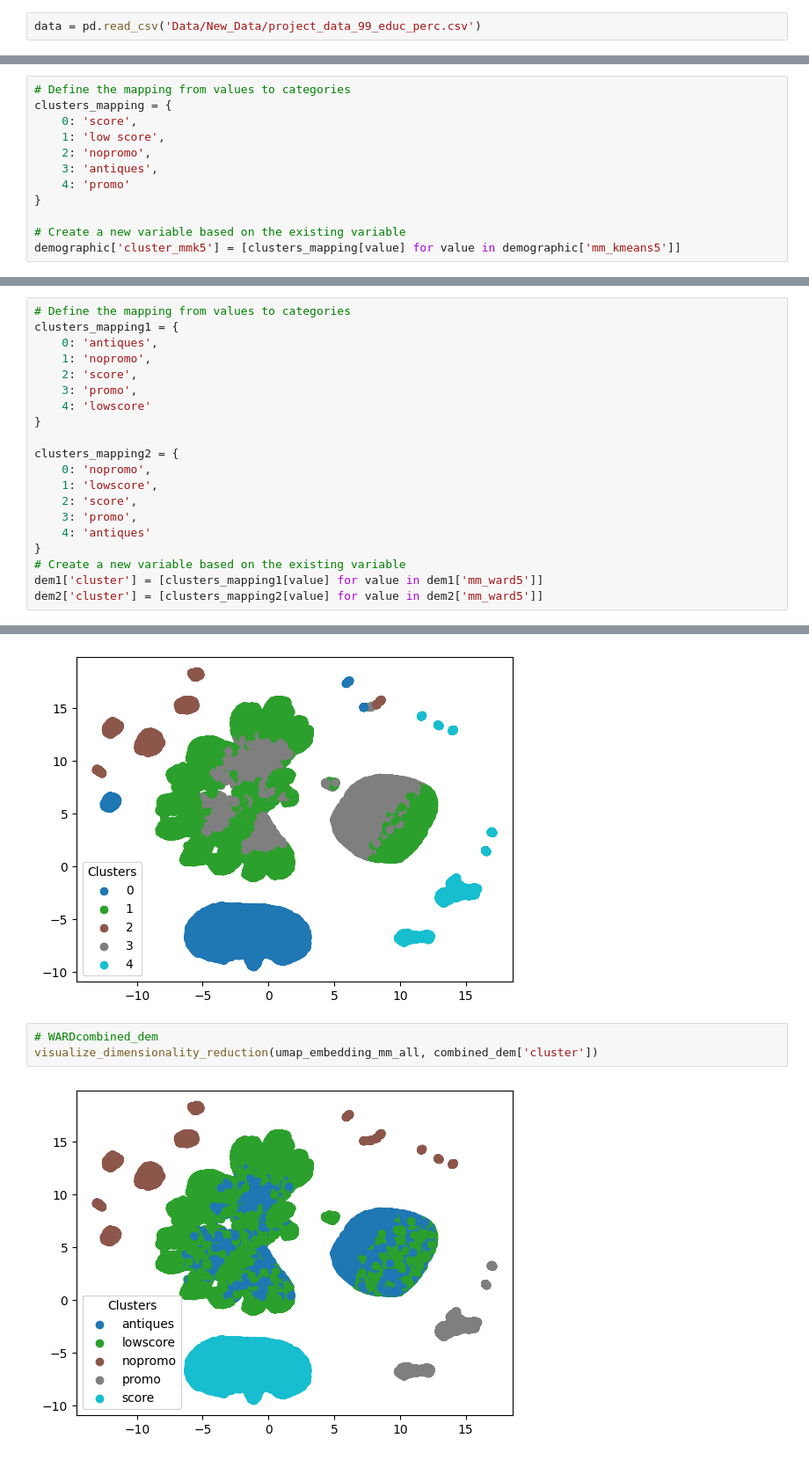
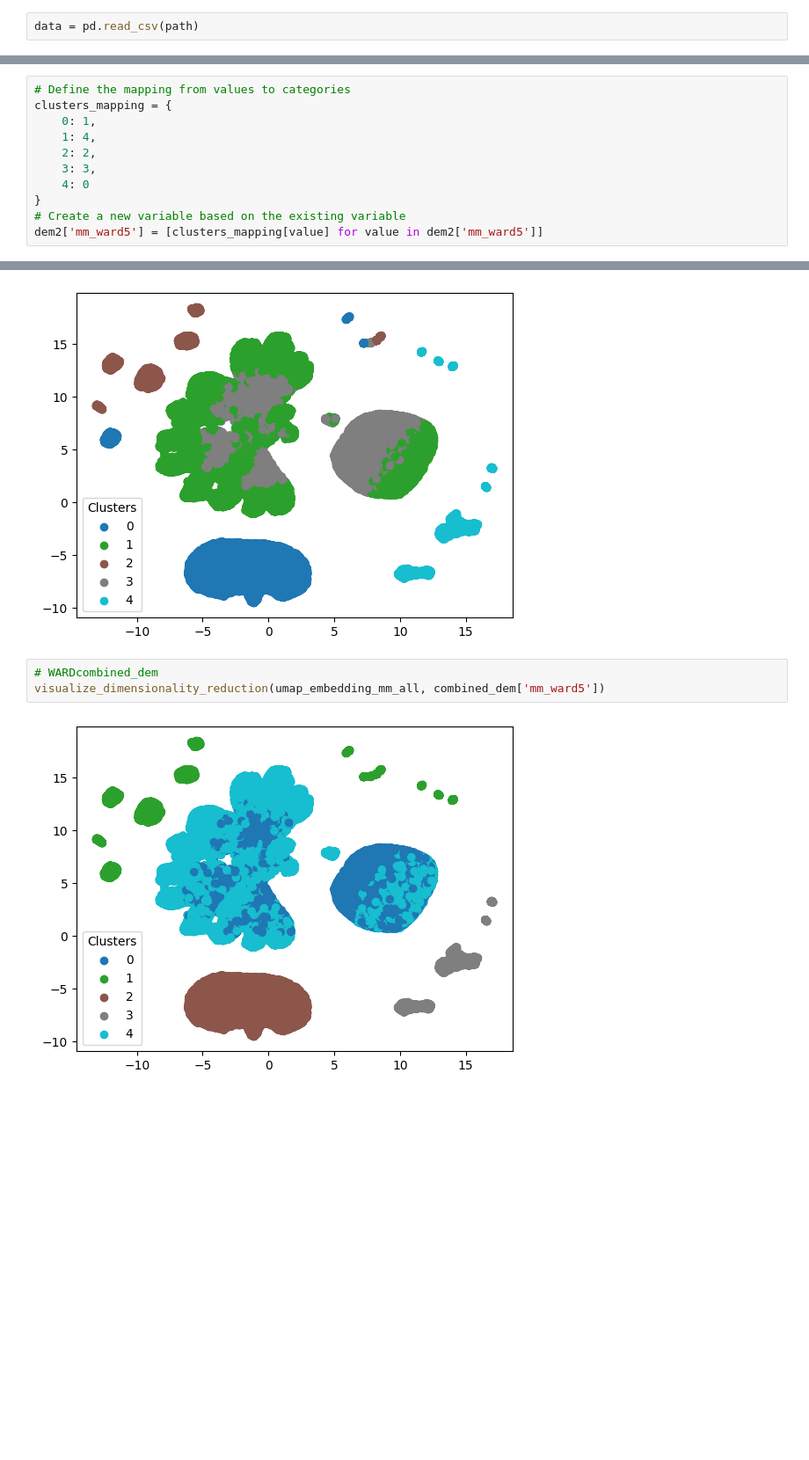
Before and after one commit to Rita-Centeno/DMI, a Jupyter notebook: clustering_dem10.0.ipynb, the cells around one changed output, grey strips where cells are left out. Shown at 88% size. Saved outputs shown, nothing was run; the diff lists cells and outputs as text; blank space fills up the shorter version.

```diff
--- a/clustering_dem10.0.ipynb
+++ b/clustering_dem10.0.ipynb
@@ -34,7 +53,7 @@ warnings.filterwarnings('ignore')
 # %% [markdown]
 #### Import the data
 # %%
-data = pd.read_csv('Data/New_Data/project_data_99_educ_perc.csv')
+data = pd.read_csv(path)
 # %% [markdown]
 #### Encode categorical variables
 # %%
@@ -1433,16 +1378,4 @@ PRECISO CONCLUSÃO
 # %%
 kmeans = KMeans(n_clusters = 5, init='k-means++', n_init=20,  random_state = 1).fit(demographic_mm_scl)
 demographic['mm_kmeans5'] = kmeans.predict(demographic_mm_scl)
-# %%
-# Define the mapping from values to categories
-clusters_mapping = {
-    0: 'score',
-    1: 'low score',
-    2: 'nopromo',
-    3: 'antiques',
-    4: 'promo'
-}
-
-# Create a new variable based on the existing variable
-demographic['cluster_mmk5'] = [clusters_mapping[value] for value in demographic['mm_kmeans5']]
 # %%
@@ -1478,23 +1459,14 @@ dem2['mm_ward5'] = AgglomerativeClustering(
 # %%
 # Define the mapping from values to categories
-clusters_mapping1 = {
-    0: 'antiques',
-    1: 'nopromo',
-    2: 'score',
-    3: 'promo',
-    4: 'lowscore'
-}
-
-clusters_mapping2 = {
-    0: 'nopromo',
-    1: 'lowscore',
-    2: 'score',
-    3: 'promo',
-    4: 'antiques'
+clusters_mapping = {
+    0: 1,
+    1: 4,
+    2: 2,
+    3: 3,
+    4: 0
 }
 # Create a new variable based on the existing variable
-dem1['cluster'] = [clusters_mapping1[value] for value in dem1['mm_ward5']]
-dem2['cluster'] = [clusters_mapping2[value] for value in dem2['mm_ward5']]
+dem2['mm_ward5'] = [clusters_mapping[value] for value in dem2['mm_ward5']]
 # %%
 combined_dem = pd.concat([dem1, dem2], ignore_index=False)
 combined_dem.sort_index(inplace=True)
@@ -1556,6 +1498,6 @@ visualize_dimensionality_reduction(umap_embedding_mm_all, demographic['mm_kmeans
 [figure]
 # %%
 # WARDcombined_dem
-visualize_dimensionality_reduction(umap_embedding_mm_all, combined_dem['cluster'])
+visualize_dimensionality_reduction(umap_embedding_mm_all, combined_dem['mm_ward5'])
 # %% [output]
-[figure, old version]
+[figure, new version]
```
Also changed, not shown: parts of 71 cells of this notebook, 17 other files.
